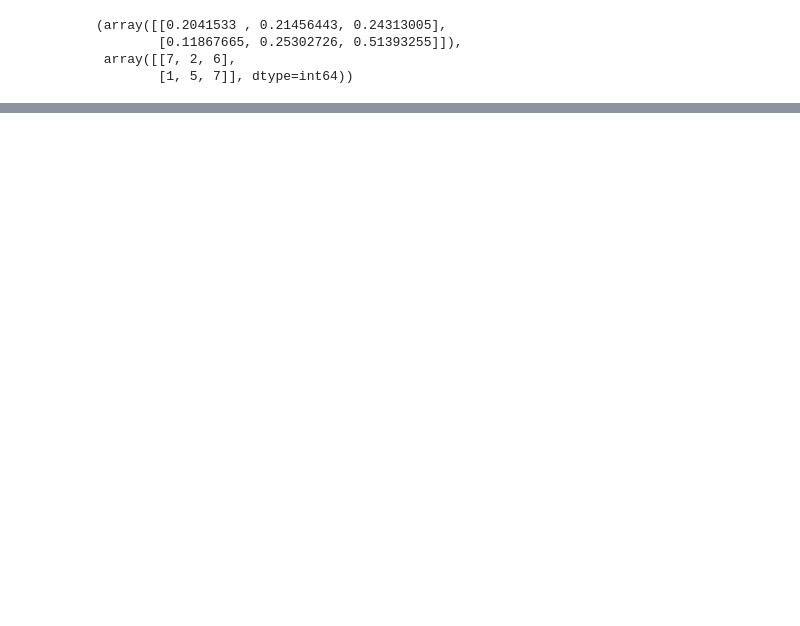
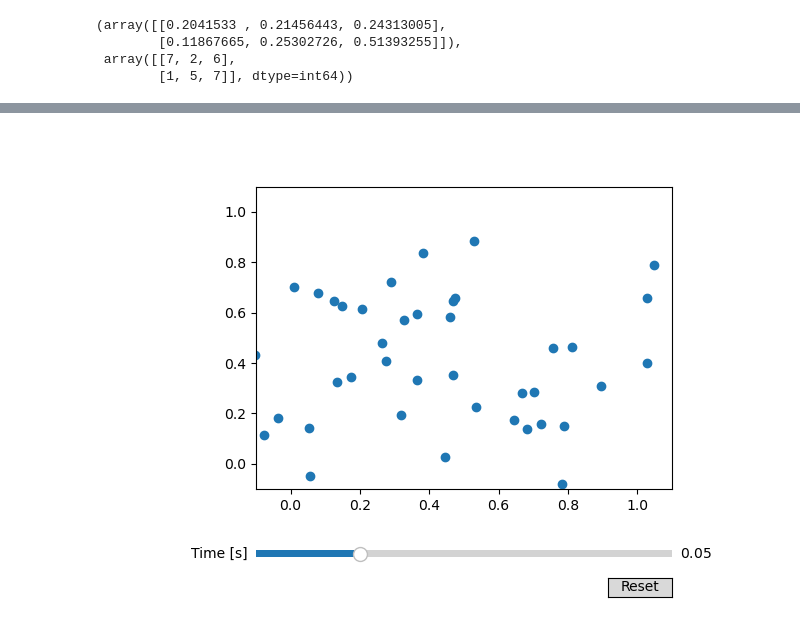
Before and after one commit to Polatucha16/collective_dynamics_lab, a Jupyter notebook: 05 Matplotlib.ipynb, the cells around one changed output, grey strips where cells are left out. Cells and saved outputs as stored; diff of their text form; code cells hidden in the pictures; blank space fills up the shorter version.

```diff
--- a/05 Matplotlib.ipynb
+++ b/05 Matplotlib.ipynb
@@ -829,0 +1094,48 @@ You can look for inspiration for example [here](https://matplotlib.org/stable/ga
+# %%
+""" drawing birds_q example """
+import numpy as np
+import matplotlib.pyplot as plt
+from matplotlib.widgets import Slider, Button
+
+
+# Define initial parameter
+init_time = 0.05
+
+# Create the figure and the points that we will manipulate
+fig, ax = plt.subplots()
+ax.set_xlim([-0.1, 1.1])
+ax.set_ylim([-0.1, 1.1])
+bird_points = plt.scatter(*(birds_q.sol(init_time).reshape(-1,4)[:,:2].T))
+
+# adjust the main plot to make room for the sliders
+fig.subplots_adjust(left=0.25, bottom=0.25)
+
+# Make a horizontal slider to control the time.
+axtime = fig.add_axes([0.25, 0.1, 0.65, 0.03])
+time_slider = Slider(
+    ax = axtime,
+    label='Time [s]',
+    valmin=0,
+    valmax=0.2,
+    valinit=init_time,
+)
+
+# The function to be called anytime a slider's value changes
+def update(val):
+    bird_points.set_offsets(birds_q.sol(time_slider.val).reshape(-1,4)[:,:2])
+    fig.canvas.draw_idle()
+
+# register the update function with each slider
+time_slider.on_changed(update)
+
+resetax = fig.add_axes([0.8, 0.025, 0.1, 0.04])
+button = Button(resetax, 'Reset', hovercolor='0.975')
+
+
+def reset(event):
+    time_slider.reset()
+button.on_clicked(reset)
+
+plt.show()
+# %% [output]
+[figure, added]
```
Also changed, not shown: parts of 24 cells of this notebook.
